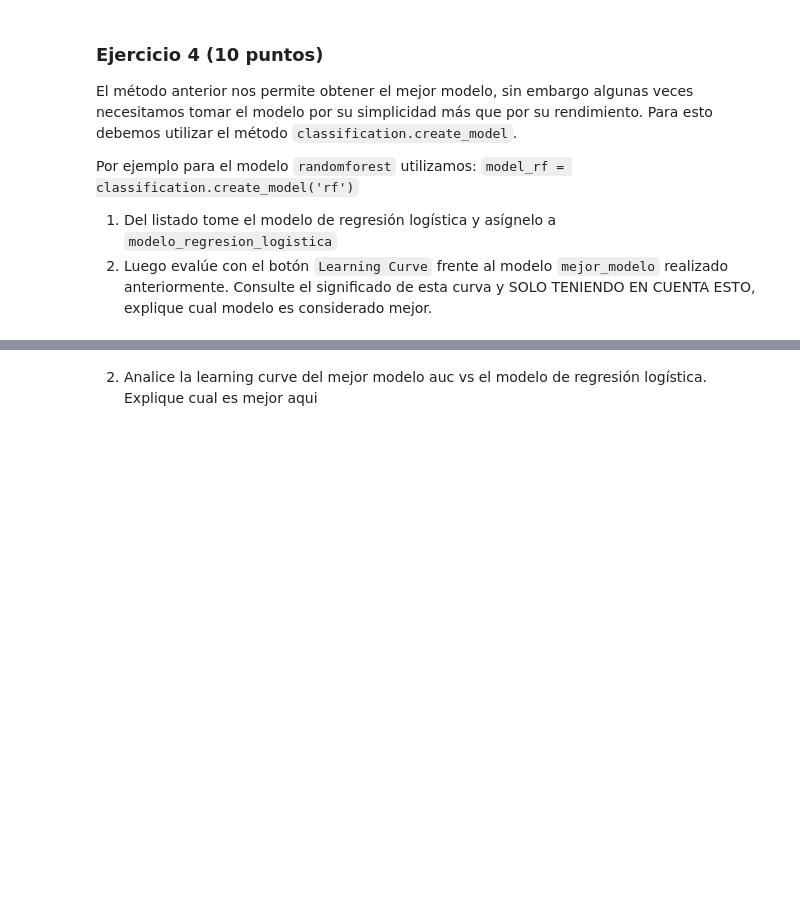
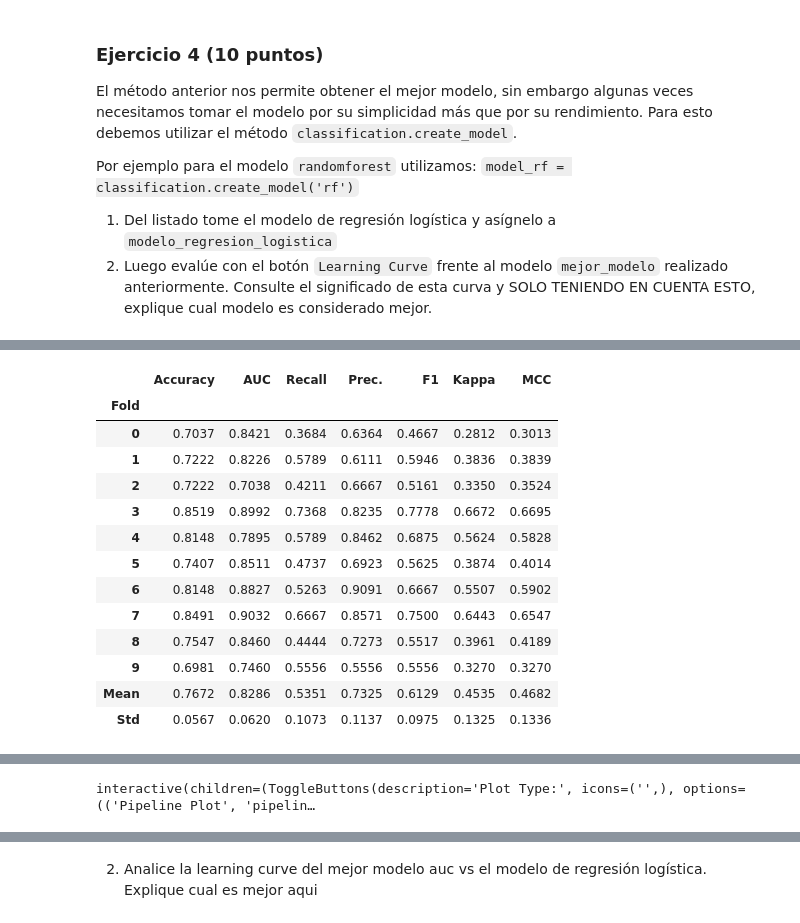
Before and after one commit to Christiancc44/machine-learning, a Jupyter notebook: notebooks/01-intro-pycaret.ipynb, the cells around one changed output, grey strips where cells are left out. Cells and saved outputs as stored; diff of their text form; code cells hidden in the pictures; blank space fills up the shorter version.

```diff
--- a/notebooks/01-intro-pycaret.ipynb
+++ b/notebooks/01-intro-pycaret.ipynb
@@ -337,5 +337,7 @@ Por ejemplo para el modelo `randomforest` utilizamos:
 # %%
 # ------------------------------------------
 # 1. Cree el modelo y evalúelo (2 líneas de código)
-
+modelo_regresion_logistica = classification.create_model('lr')
+classification.evaluate_model(modelo_regresion_logistica)
 # ------------------------------------------
+# %% [output]
@@ -341,0 +345,14 @@ Por ejemplo para el modelo `randomforest` utilizamos:
+|  | Accuracy | AUC | Recall | Prec. | F1 | Kappa | MCC |
+| Fold |  |  |  |  |  |  |  |
+| 0 | 0.7037 | 0.8421 | 0.3684 | 0.6364 | 0.4667 | 0.2812 | 0.3013 |
+| 1 | 0.7222 | 0.8226 | 0.5789 | 0.6111 | 0.5946 | 0.3836 | 0.3839 |
+| 2 | 0.7222 | 0.7038 | 0.4211 | 0.6667 | 0.5161 | 0.3350 | 0.3524 |
+| 3 | 0.8519 | 0.8992 | 0.7368 | 0.8235 | 0.7778 | 0.6672 | 0.6695 |
+| 4 | 0.8148 | 0.7895 | 0.5789 | 0.8462 | 0.6875 | 0.5624 | 0.5828 |
+| 5 | 0.7407 | 0.8511 | 0.4737 | 0.6923 | 0.5625 | 0.3874 | 0.4014 |
+| 6 | 0.8148 | 0.8827 | 0.5263 | 0.9091 | 0.6667 | 0.5507 | 0.5902 |
+| 7 | 0.8491 | 0.9032 | 0.6667 | 0.8571 | 0.7500 | 0.6443 | 0.6547 |
+| 8 | 0.7547 | 0.8460 | 0.4444 | 0.7273 | 0.5517 | 0.3961 | 0.4189 |
+| 9 | 0.6981 | 0.7460 | 0.5556 | 0.5556 | 0.5556 | 0.3270 | 0.3270 |
+| Mean | 0.7672 | 0.8286 | 0.5351 | 0.7325 | 0.6129 | 0.4535 | 0.4682 |
+| Std | 0.0567 | 0.0620 | 0.1073 | 0.1137 | 0.0975 | 0.1325 | 0.1336 |
@@ -341,0 +360 @@ Por ejemplo para el modelo `randomforest` utilizamos:
+interactive(children=(ToggleButtons(description='Plot Type:', icons=('',), options=(('Pipeline Plot', 'pipelin…
```
Also changed, not shown: parts of 3 cells of this notebook.
